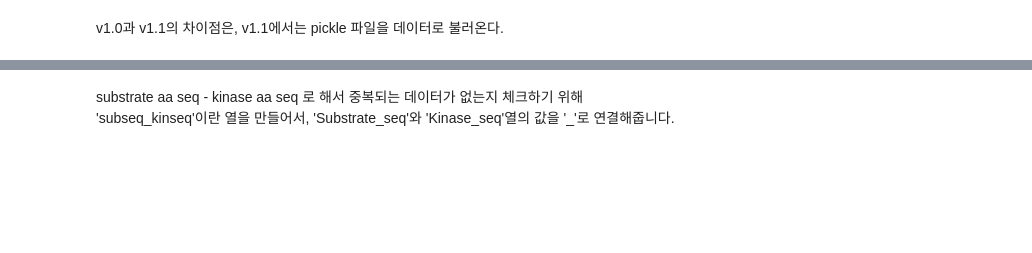
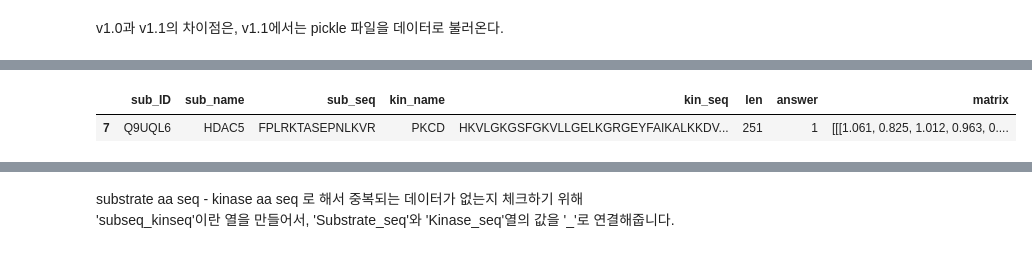
Before and after one commit to jeguring/2022_phosphorylaytion_prediction, a Jupyter notebook: EDA/220502_pp-pred_train-test-duplicate-comparison_v1.1_HB.ipynb, the cells around one changed output, grey strips where cells are left out. Saved outputs shown, nothing was run; the diff lists cells and outputs as text; code cells hidden in the pictures; blank space fills up the shorter version.

```diff
--- a/EDA/220502_pp-pred_train-test-duplicate-comparison_v1.1_HB.ipynb
+++ b/EDA/220502_pp-pred_train-test-duplicate-comparison_v1.1_HB.ipynb
@@ -83,0 +60,16 @@ len(df_train_human)/len(df_train)
+# %%
+# train data에는 human외에 다른 종의 데이터도 포함되어 있기 때문에, human 데이터만 뽑아준다.
+
+df_train_kin_human = df_train[df_train['KIN_ORGANISM'] == 'human']
+df_train_human = df_train_kin_human[df_train_kin_human['SUB_ORGANISM'] == 'human']
+df_train = df_train_human
+# %%
+# 필요한 컬럼만 뽑아준다.
+columns = 'sub_ID', 'sub_name', 'sub_seq', 'kin_name', 'kin_seq', 'len', 'answer', 'matrix'
+df_train.columns
+df_train = df_train.loc[:,['SUB_ACC_ID','SUBSTRATE','SITE_+/-7_AA','KINASE','KINseq','Length','answer','matrix']]
+df_train.columns = columns
+df_train.head(1)
+# %% [output]
+|  | sub_ID | sub_name | sub_seq | kin_name | kin_seq | len | answer | matrix |
+| 7 | Q9UQL6 | HDAC5 | FPLRKTASEPNLKVR | PKCD | HKVLGKGSFGKVLLGELKGRGEYFAIKALKKDV... | 251 | 1 | [[[1.061, 0.825, 1.012, 0.963, 0.... |
```
Also changed, not shown: parts of 39 cells of this notebook.
